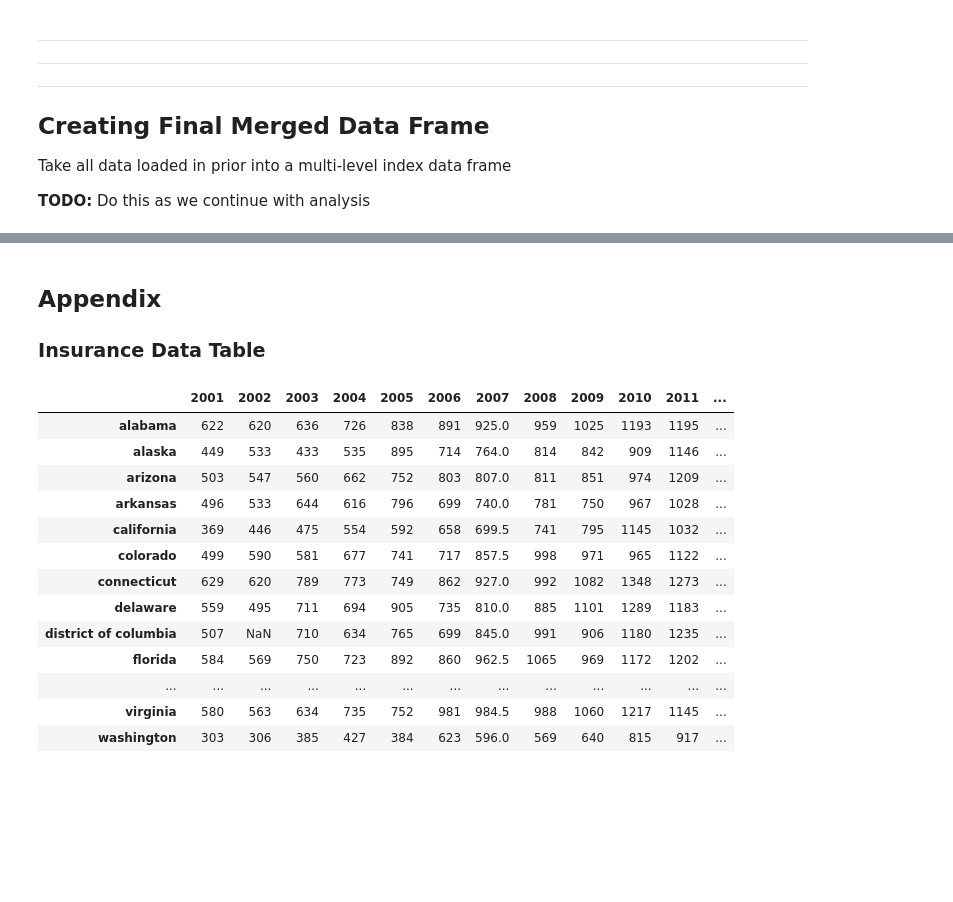
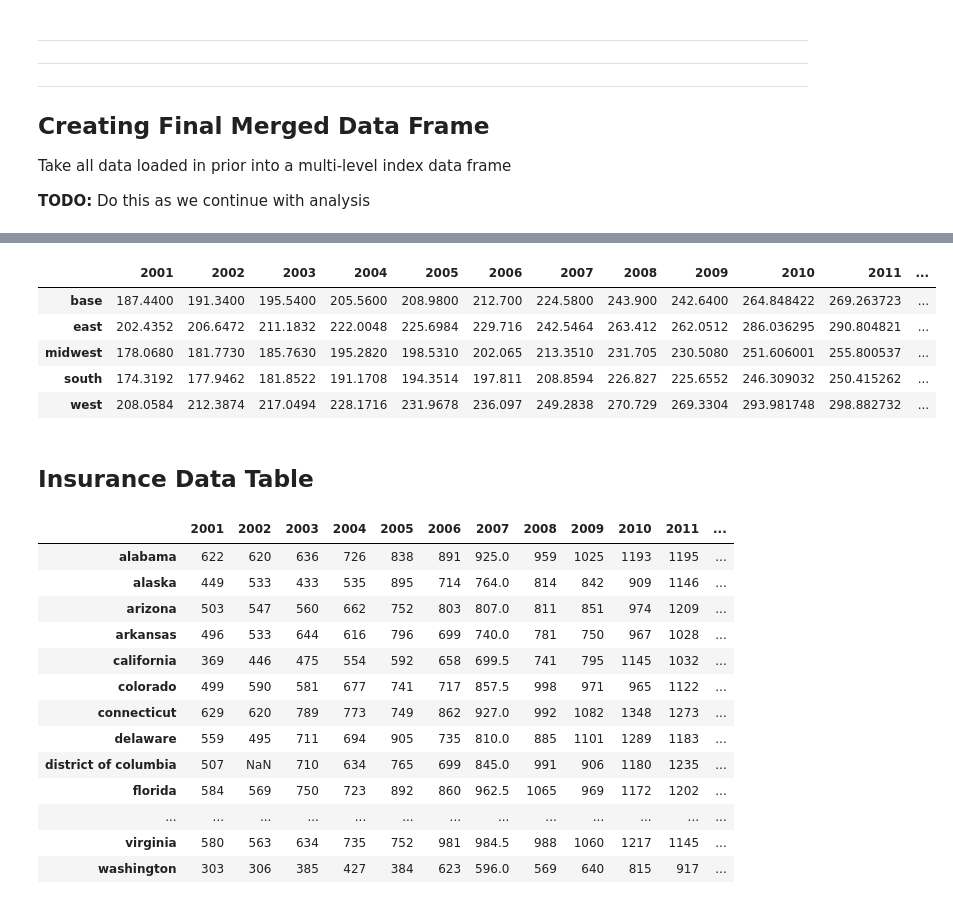
Before and after one commit to jquacinella/LivingWageModelExtension, a Jupyter notebook: Master's Thesis.ipynb, the cells around one changed output, grey strips where cells are left out. Saved outputs shown, nothing was run; the diff lists cells and outputs as text; code cells hidden in the pictures; blank space fills up the shorter version.

Commit message:
Adding some useful links; updating inflation

```diff
--- a/Master's Thesis.ipynb
+++ b/Master's Thesis.ipynb
@@ -91,6 +113,6 @@ Lets setup some inflation multipliers:
 # %%
 # Multiply a dollar value to get the equivalent 2014 dollars
-# Original numbers from model; used to confirm model
+# Original numbers from model; used to confirm methodology matches the original model
 inflation_multipliers = {
     2010: 1.092609,
     2011: 1.059176,
@@ -99,22 +121,23 @@ inflation_multipliers = {
     2014: 1.0
 }
 
-# TODO: Updated inflation numbers should scale to 2015 dollars
+# Updated inflation numbers should scale to 2015 dollars
 updated_inflation_multipliers = {
-    2001: 1.0,
-    2002: 1.0,
-    2003: 1.0,
-    2004: 1.0,
-    2005: 1.0,
-    2006: 1.0,
-    2007: 1.0,
-    2008: 1.0,
-    2009: 1.0, # 1.0's just to have a value for this key ...
-    2010: 1.092609,
-    2011: 1.059176,
-    2012: 1.037701,
-    2013: 1.022721,
-    2014: 1.0
+    2000: 1.3811731,
+    2001: 1.3429588,
+    2002: 1.3220567,
+    2003: 1.2925978,
+    2004: 1.2590683,
+    2005: 1.2178085,
+    2006: 1.179752,
+    2007: 1.1470807,
+    2008: 1.1046664,
+    2009: 1.1086106,
+    2010: 1.0907198,
+    2011: 1.0573444,
+    2012: 1.0359069,
+    2013: 1.0209524,
+    2014: 1.004655
 }
 # %% [markdown]
 Global identifiers used throughout the project:
@@ -456,10 +473,12 @@ for year in national_monthly_food_cost_per_year:
         national_monthly_food_cost_per_year[year]["base"] * 1.20 * updated_inflation_multipliers[year]
 
     # Regional adjustment
-    national_monthly_food_cost_per_year[year]["regional"] = { }
+#     national_monthly_food_cost_per_year[year]["regional"] = { }
     for region in food_regional_multipliers:
-        national_monthly_food_cost_per_year[year]["regional"][region] = \
+        national_monthly_food_cost_per_year[year][region] = \
             national_monthly_food_cost_per_year[year]["base"] * (1 + food_regional_multipliers[region])
+
+national_monthly_food_cost_per_year_df = pd.DataFrame.from_dict(national_monthly_food_cost_per_year)
 # %% [markdown]
 In yearly form:
 # %%
@@ -926,7 +936,14 @@ Create visualizations on:
+# %%
+national_monthly_food_cost_per_year_df
+# %% [output]
+|  | 2001 | 2002 | 2003 | 2004 | 2005 | 2006 | 2007 | 2008 | 2009 | 2010 | 2011 | ... |
+| base | 187.4400 | 191.3400 | 195.5400 | 205.5600 | 208.9800 | 212.700 | 224.5800 | 243.900 | 242.6400 | 264.848422 | 269.263723 | ... |
+| east | 202.4352 | 206.6472 | 211.1832 | 222.0048 | 225.6984 | 229.716 | 242.5464 | 263.412 | 262.0512 | 286.036295 | 290.804821 | ... |
+| midwest | 178.0680 | 181.7730 | 185.7630 | 195.2820 | 198.5310 | 202.065 | 213.3510 | 231.705 | 230.5080 | 251.606001 | 255.800537 | ... |
+| south | 174.3192 | 177.9462 | 181.8522 | 191.1708 | 194.3514 | 197.811 | 208.8594 | 226.827 | 225.6552 | 246.309032 | 250.415262 | ... |
+| west | 208.0584 | 212.3874 | 217.0494 | 228.1716 | 231.9678 | 236.097 | 249.2838 | 270.729 | 269.3304 | 293.981748 | 298.882732 | ... |
 # %% [markdown]
-## Appendix
-
-### Insurance Data Table
+## Insurance Data Table
 # %%
 insurance_costs_df
 # %% [output]
```
Also changed, not shown: parts of 11 cells of this notebook.
